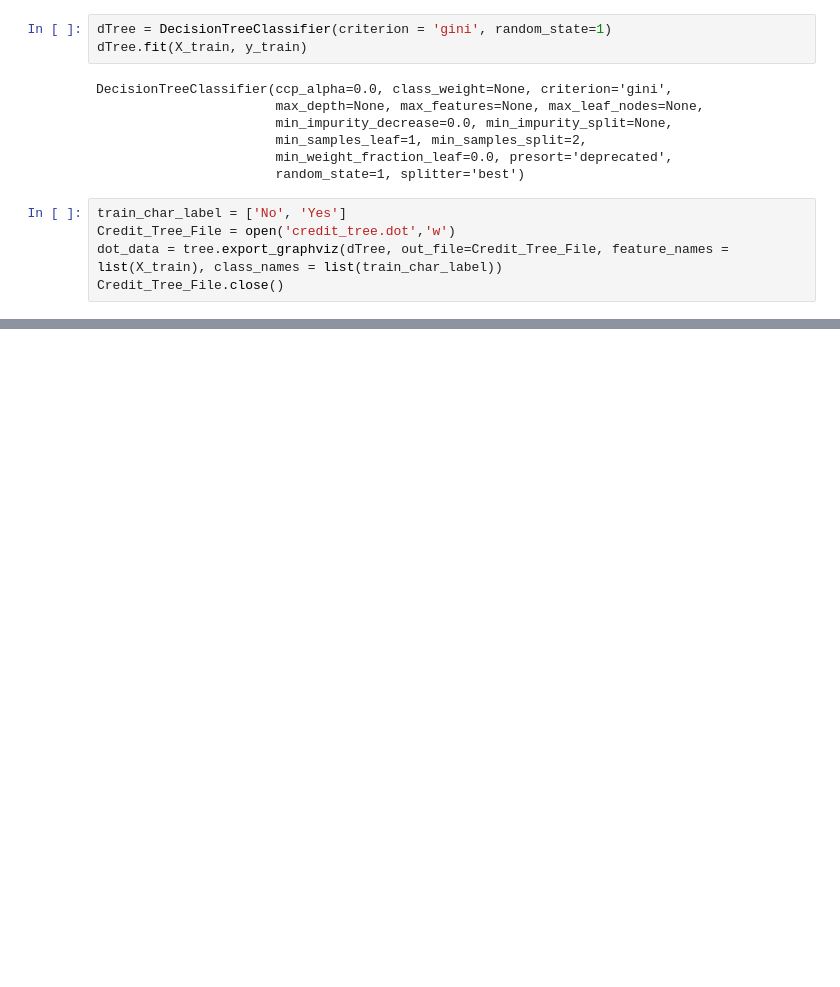
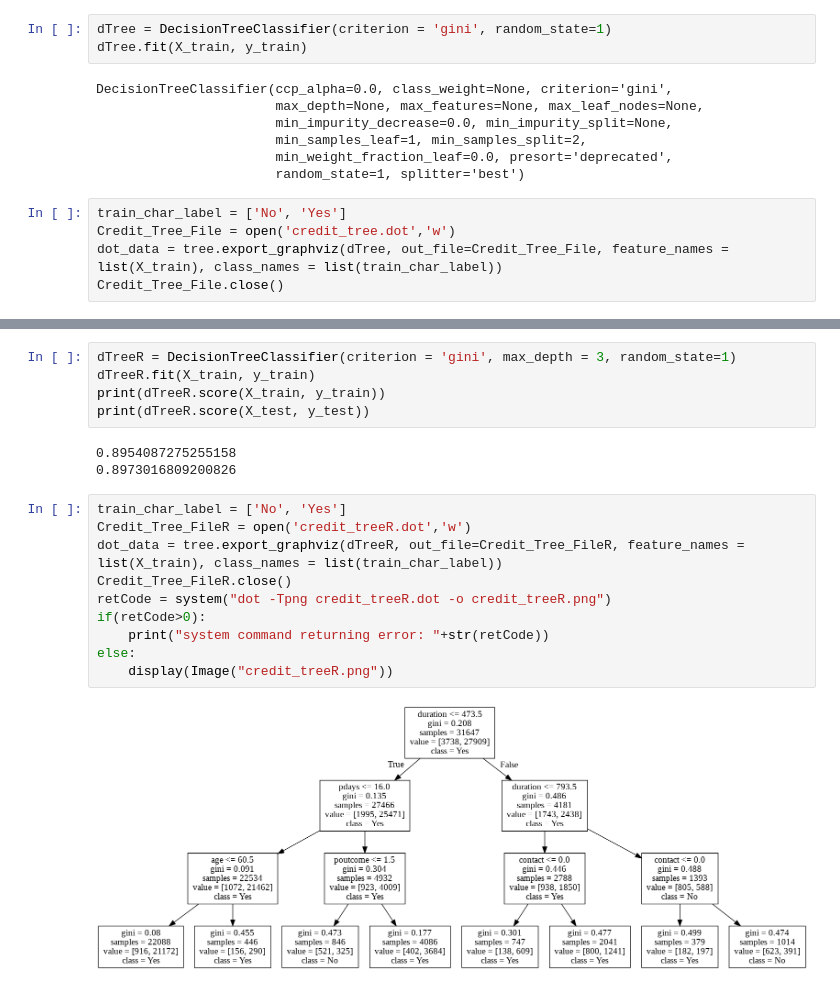
Before and after one commit to GreatLearningAIML1/gl-pgp-aiml-uta-intl-mar20-veenaneshwari, a Jupyter notebook: May30/TermDepositSale.ipynb, the cells around one changed output, grey strips where cells are left out. Cells and saved outputs as stored; diff of their text form; blank space fills up the shorter version.

```diff
--- a/May30/TermDepositSale.ipynb
+++ b/May30/TermDepositSale.ipynb
@@ -296,3 +312,23 @@ else:
     display(Image("credit_tree.png"))
 # %% [output]
 [figure]
+# %%
+dTreeR = DecisionTreeClassifier(criterion = 'gini', max_depth = 3, random_state=1)
+dTreeR.fit(X_train, y_train)
+print(dTreeR.score(X_train, y_train))
+print(dTreeR.score(X_test, y_test))
+# %% [output]
+0.8954087275255158
+0.8973016809200826
+# %%
+train_char_label = ['No', 'Yes']
+Credit_Tree_FileR = open('credit_treeR.dot','w')
+dot_data = tree.export_graphviz(dTreeR, out_file=Credit_Tree_FileR, feature_names = list(X_train), class_names = list(train_char_label))
+Credit_Tree_FileR.close()
+retCode = system("dot -Tpng credit_treeR.dot -o credit_treeR.png")
+if(retCode>0):
+    print("system command returning error: "+str(retCode))
+else:
+    display(Image("credit_treeR.png"))
+# %% [output]
+[figure, added]
```
Also changed, not shown: parts of 11 cells of this notebook, 1 other file.
